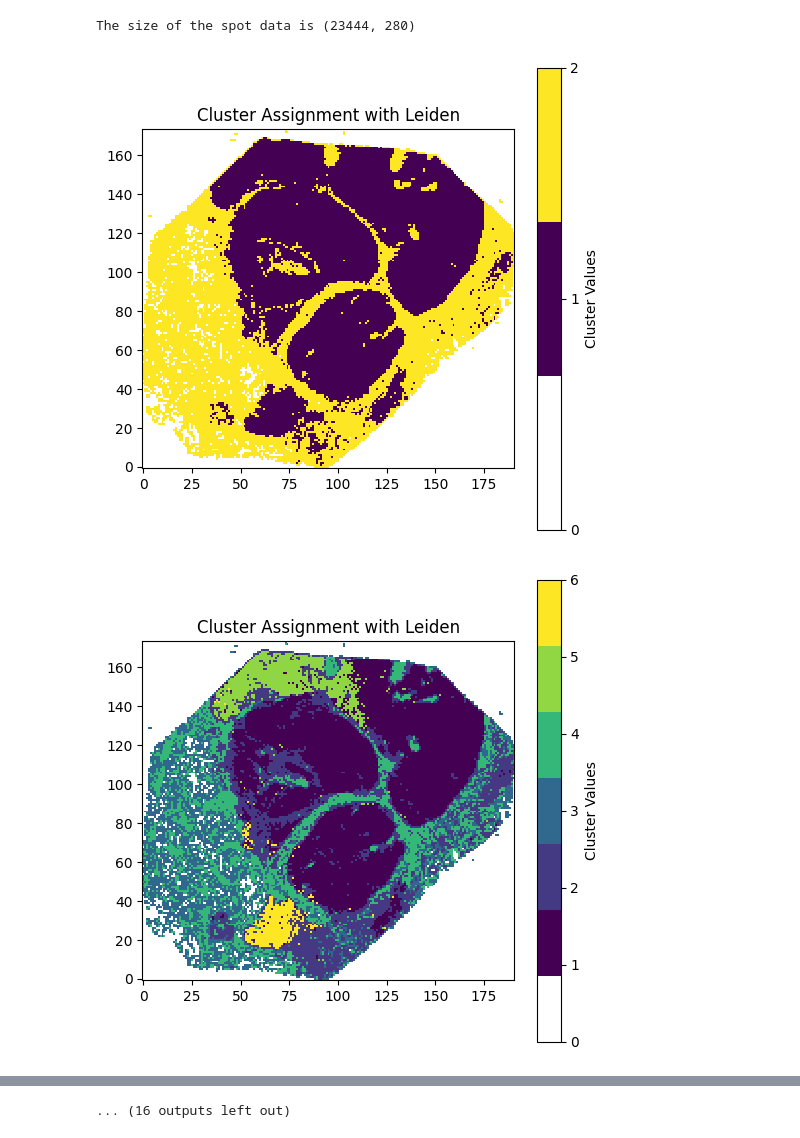
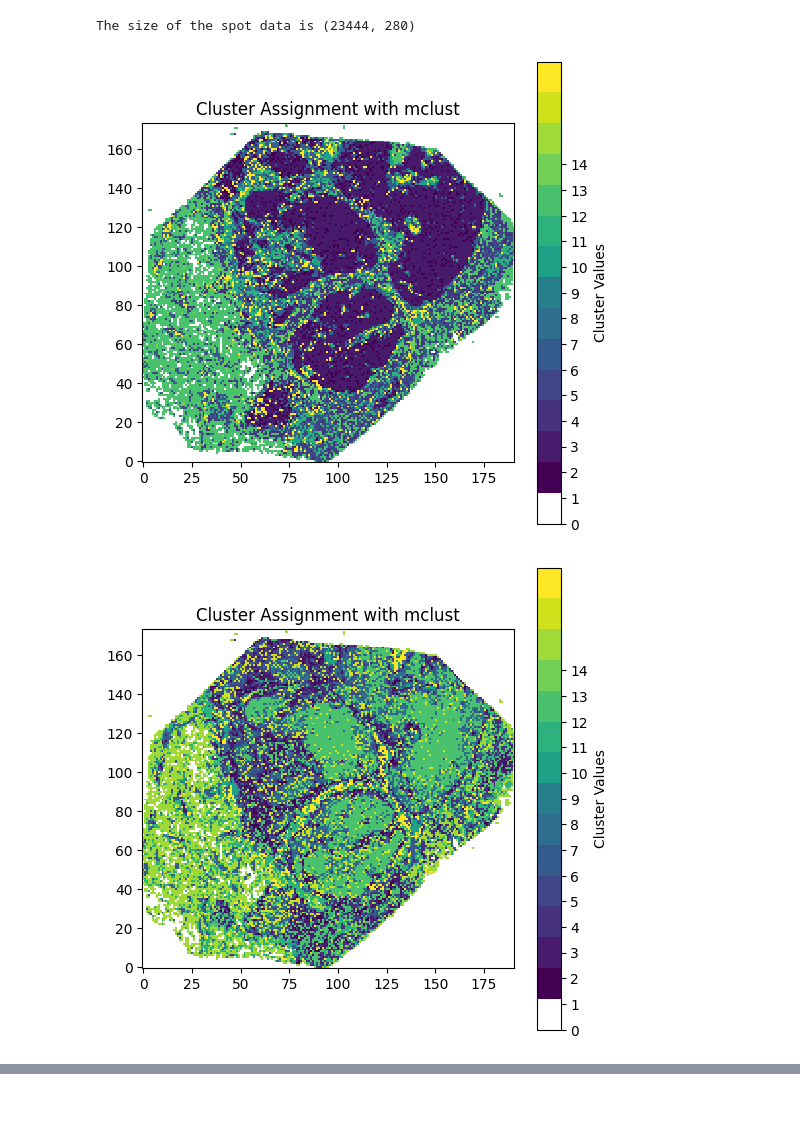
Before and after one commit to prob-ml/XeniumCluster, a Jupyter notebook: cluster_plotting.ipynb, the cells around one changed output, grey strips where cells are left out. Cells and saved outputs as stored; diff of their text form; code cells hidden in the pictures; blank space fills up the shorter version.

Commit message:
BayesSpace w/ K-Means support

```diff
--- a/cluster_plotting.ipynb
+++ b/cluster_plotting.ipynb
@@ -26,10 +26,11 @@ df_transcripts = df_transcripts[df_transcripts["cell_id"] != -1]
 df_transcripts = df_transcripts[~df_transcripts["feature_name"].str.startswith('BLANK_') & ~df_transcripts["feature_name"].str.startswith('NegControl')]
 # %%
 dataset_name = "hBreast"
-models = ["Leiden", "Louvain", "K-Means", "K-Means_No_Spatial", "Hierarchical", "Hierarchical_No_Spatial", "BayesSpace"]
+models = ["Leiden", "Louvain", "K-Means", "K-Means_No_Spatial", "Hierarchical", "Hierarchical_No_Spatial", "BayesSpace", "mclust"]
 spot_sizes = [50]
 K_values = [17]
 resolutions = [0.1, 0.25, 0.5, 0.75, 1.0, 1.5, 2.0]
+PC_list = [3, 5, 10, 15, 25]
 # %%
 def get_leaf_values(d):
     if isinstance(d, dict):
@@ -84,9 +85,46 @@ for spot_size in spot_sizes:
                     )
             elif model_name == "BayesSpace":
                 for gamma in np.linspace(1, 3, 9):
-                    target_dir = f"results/{dataset_name}/{model_name}/{K}/clusters/{spot_size}"
+                    gamma = int(gamma) if gamma == int(gamma) else gamma
+                    for num_pcs in PC_list:
+                        target_dir = f"results/{dataset_name}/{model_name}/{num_pcs}/{K}/clusters/{spot_size}"
 
-                    cluster_labels = pd.read_csv(f"{target_dir}/clusters_K={K}_gamma={gamma}.csv")[f"{model_name} cluster"]
+                        cluster_labels = pd.read_csv(f"{target_dir}/clusters_K={K}_gamma={gamma}.csv")[f"{model_name} cluster"]
+                        clustering.xenium_spot_data.obs["cluster"] = np.array(cluster_labels)
+                        clustering.xenium_spot_data.obs["cluster"] = np.array(cluster_labels)
+                        # Extracting row, col, and cluster values from the dataframe
+                        rows = torch.tensor(clustering.xenium_spot_data.obs["row"].astype(int))
+                        cols = torch.tensor(clustering.xenium_spot_data.obs["col"].astype(int))
+                        clusters = torch.tensor(clustering.xenium_spot_data.obs["cluster"].astype(int))
+                        num_clusters = len(np.unique(clusters))
+
+                        num_rows = int(max(rows) - min(rows) + 1)
+                        num_cols = int(max(cols) - min(cols) + 1)
+
+                        cluster_grid = torch.zeros((num_rows, num_cols), dtype=torch.int)
+
+                        cluster_grid[rows, cols] = torch.tensor(clusters, dtype=torch.int) + 1
+
+                        colors = plt.cm.get_cmap('viridis', num_clusters + 1)
+                        colormap_colors = np.vstack(([[1, 1, 1, 1]], colors(np.linspace(0, 1, num_clusters))))
+                        colormap = ListedColormap(colormap_colors)
+
+                        plt.figure(figsize=(6, 6))
+                        plt.imshow(cluster_grid, cmap=colormap, interpolation='nearest', origin='lower')
+                        plt.colorbar(ticks=range(num_clusters + 1), label='Cluster Values')
+                        plt.title(f'Cluster Assignment with {model_name.replace("_No_Spatial", "")}')
+
+                        plt.savefig(
+                            f"{target_dir}/clusters_K={K}_gamma={gamma}.png"
+                        )
+
+            elif model_name == "mclust":
+
+                for num_pcs in PC_list:
+
+                    target_dir = f"results/{dataset_name}/{model_name}/{num_pcs}/{K}/clusters/{spot_size}"
+
+                    cluster_labels = pd.read_csv(f"{target_dir}/clusters_K={K}.csv")[f"{model_name} cluster"]
                     clustering.xenium_spot_data.obs["cluster"] = np.array(cluster_labels)
                     clustering.xenium_spot_data.obs["cluster"] = np.array(cluster_labels)
                     # Extracting row, col, and cluster values from the dataframe
@@ -122,32 +160,32 @@ for spot_size in spot_sizes:
                 cluster_labels = pd.read_csv(f"{target_dir}/clusters_K={K}.csv")[f"{model_name} cluster"]
                 clustering.xenium_spot_data.obs["cluster"] = np.array(cluster_labels)
                 clustering.xenium_spot_data.obs["cluster"] = np.array(cluster_labels)
                 # Extracting row, col, and cluster values from the dataframe
                 rows = torch.tensor(clustering.xenium_spot_data.obs["row"].astype(int))
                 cols = torch.tensor(clustering.xenium_spot_data.obs["col"].astype(int))
                 clusters = torch.tensor(clustering.xenium_spot_data.obs["cluster"].astype(int))
                 num_clusters = len(np.unique(clusters))
 
                 num_rows = int(max(rows) - min(rows) + 1)
                 num_cols = int(max(cols) - min(cols) + 1)
 
                 cluster_grid = torch.zeros((num_rows, num_cols), dtype=torch.int)
 
                 cluster_grid[rows, cols] = torch.tensor(clusters, dtype=torch.int) + 1
 
                 colors = plt.cm.get_cmap('viridis', num_clusters + 1)
                 colormap_colors = np.vstack(([[1, 1, 1, 1]], colors(np.linspace(0, 1, num_clusters))))
                 colormap = ListedColormap(colormap_colors)
 
                 plt.figure(figsize=(6, 6))
                 plt.imshow(cluster_grid, cmap=colormap, interpolation='nearest', origin='lower')
                 plt.colorbar(ticks=range(num_clusters + 1), label='Cluster Values')
                 plt.title(f'Cluster Assignment with {model_name.replace("_No_Spatial", "")}')
 
                 plt.savefig(
                     f"{target_dir}/clusters_K={K}.png"
                 )
 # %% [output]
 The size of the spot data is (23444, 280)
-[figure, old version]
+[figure, new version]
-[figure, old version]
+[figure, new version]
@@ -163 +194,0 @@ The size of the spot data is (23444, 280)
-... (16 outputs left out)
```
Also changed, not shown: parts of 1 cell of this notebook, 8 other files.
